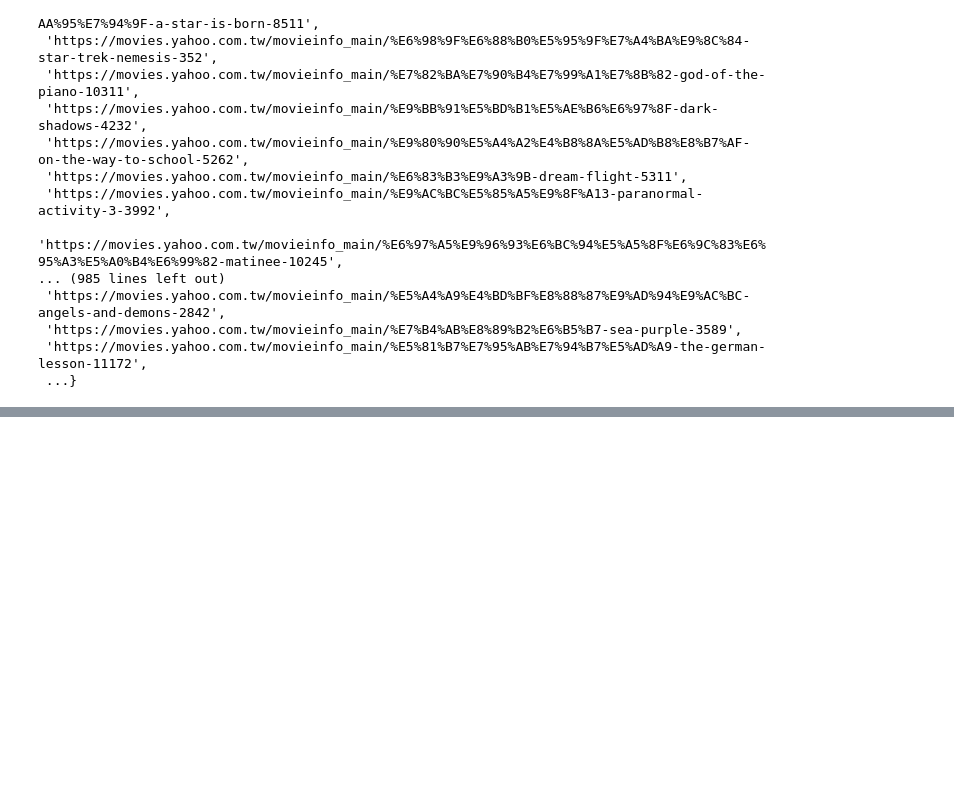
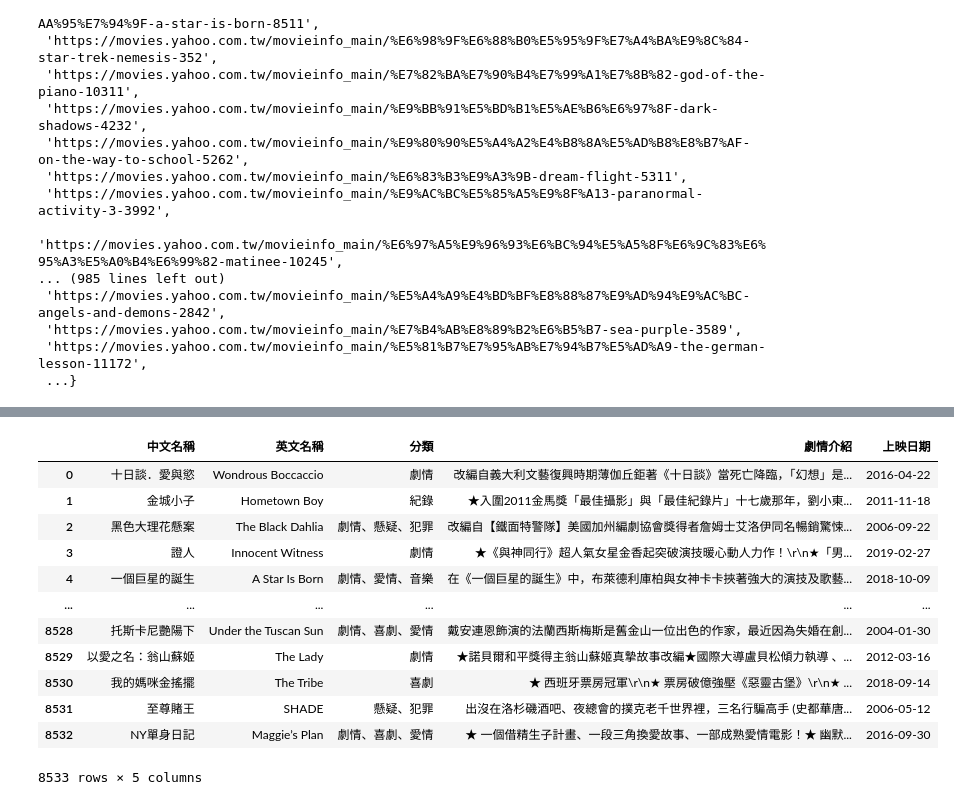
Before and after one commit to YupeiWang/NLP_HW2, a Jupyter notebook: HW2.ipynb, the cells around one changed output, grey strips where cells are left out. Drawn from its saved outputs; the diff is of its cells as text; code cells hidden in the pictures; blank space fills up the shorter version.

```diff
--- a/HW2.ipynb
+++ b/HW2.ipynb
@@ -94,7 +93,9 @@ for movie in movies:
                 continue
             else:
                 level.append(d.find('a', class_="gabtn")['data-ga'][23:25])
-        info['分類'] = level
+        level = sorted(level)
+        level1 = "、".join(level)
+        info['分類'] = level1
 
     info['劇情介紹'] = ' '
     if soup.find('div', class_='gray_infobox_inner'):
@@ -110,6 +129,22 @@ infos
 # %%
 #CSV
 import pandas as pd
 
 df = pd.DataFrame(infos)
 df.to_csv('movies.csv', encoding='utf_8_sig')
+
+df
+# %% [output]
+|  | 中文名稱 | 英文名稱 | 分類 | 劇情介紹 | 上映日期 |
+| 0 | 十日談．愛與慾 | Wondrous Boccaccio | 劇情 | 改編自義大利文藝復興時期薄伽丘鉅著《十日談》當死亡降臨，「幻想」是... | 2016-04-22 |
+| 1 | 金城小子 | Hometown Boy | 紀錄 | ★入圍2011金馬獎「最佳攝影」與「最佳紀錄片」十七歲那年，劉小東... | 2011-11-18 |
+| 2 | 黑色大理花懸案 | The Black Dahlia | 劇情、懸疑、犯罪 | 改編自【鐵面特警隊】美國加州編劇協會獎得者詹姆士艾洛伊同名暢銷驚悚... | 2006-09-22 |
+| 3 | 證人 | Innocent Witness | 劇情 | ★《與神同行》超人氣女星金香起突破演技暖心動人力作！\r\n★「男... | 2019-02-27 |
+| 4 | 一個巨星的誕生 | A Star Is Born | 劇情、愛情、音樂 | 在《一個巨星的誕生》中，布萊德利庫柏與女神卡卡挾著強大的演技及歌藝... | 2018-10-09 |
+| ... | ... | ... | ... | ... | ... |
+| 8528 | 托斯卡尼艷陽下 | Under the Tuscan Sun | 劇情、喜劇、愛情 | 戴安連恩飾演的法蘭西斯梅斯是舊金山一位出色的作家，最近因為失婚在創... | 2004-01-30 |
+| 8529 | 以愛之名：翁山蘇姬 | The Lady | 劇情 | ★諾貝爾和平獎得主翁山蘇姬真摯故事改編★國際大導盧貝松傾力執導 、... | 2012-03-16 |
+| 8530 | 我的媽咪金搖擺 | The Tribe | 喜劇 | ★ 西班牙票房冠軍\r\n★ 票房破億強壓《惡靈古堡》\r\n★ ... | 2018-09-14 |
+| 8531 | 至尊賭王 | SHADE | 懸疑、犯罪 | 出沒在洛杉磯酒吧、夜總會的撲克老千世界裡，三名行騙高手 (史都華唐... | 2006-05-12 |
+| 8532 | NY單身日記 | Maggie’s Plan | 劇情、喜劇、愛情 | ★ 一個借精生子計畫、一段三角換愛故事、一部成熟愛情電影！★ 幽默... | 2016-09-30 |
+8533 rows × 5 columns
```
Also changed, not shown: parts of 4 cells of this notebook, 1 other file.
